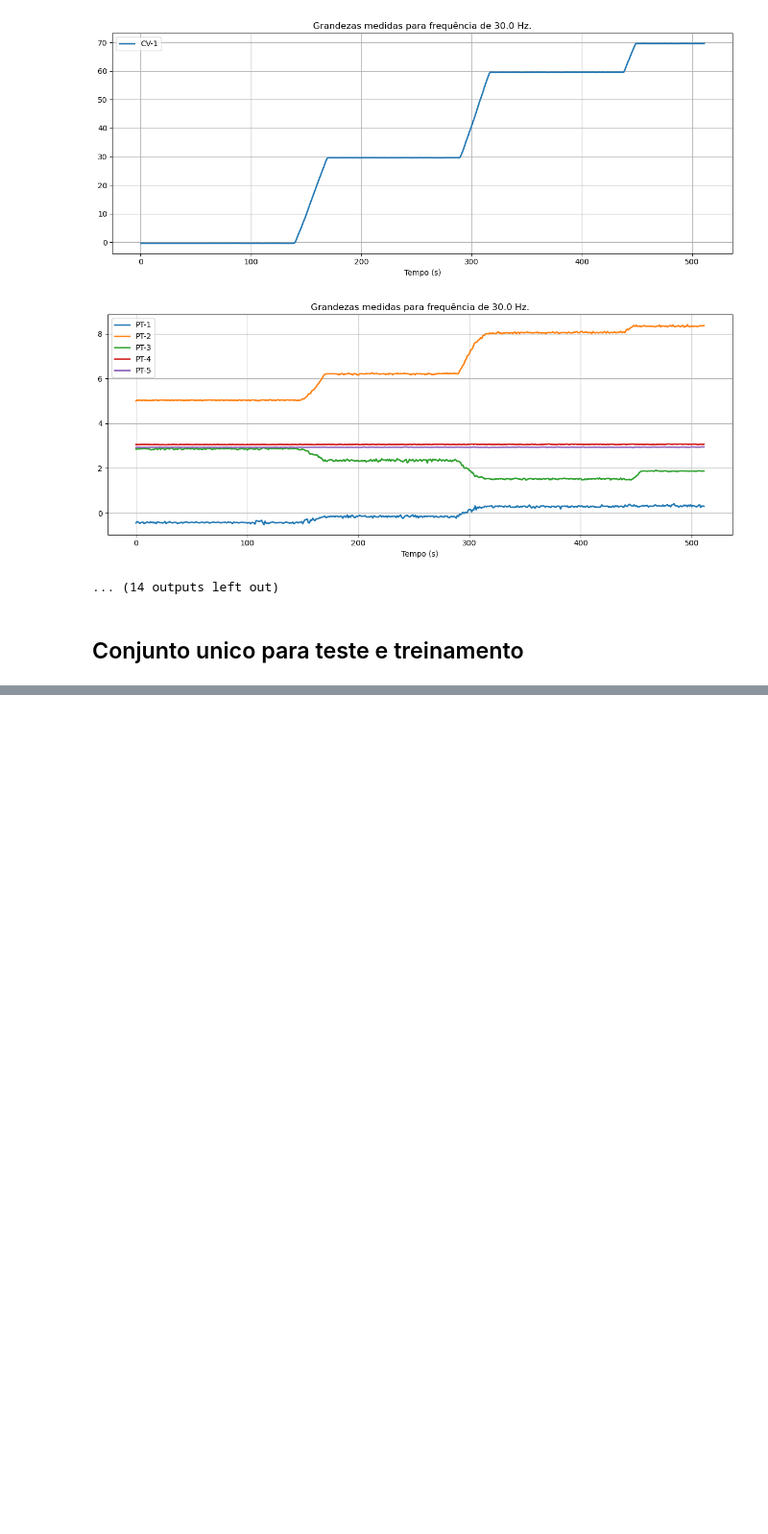
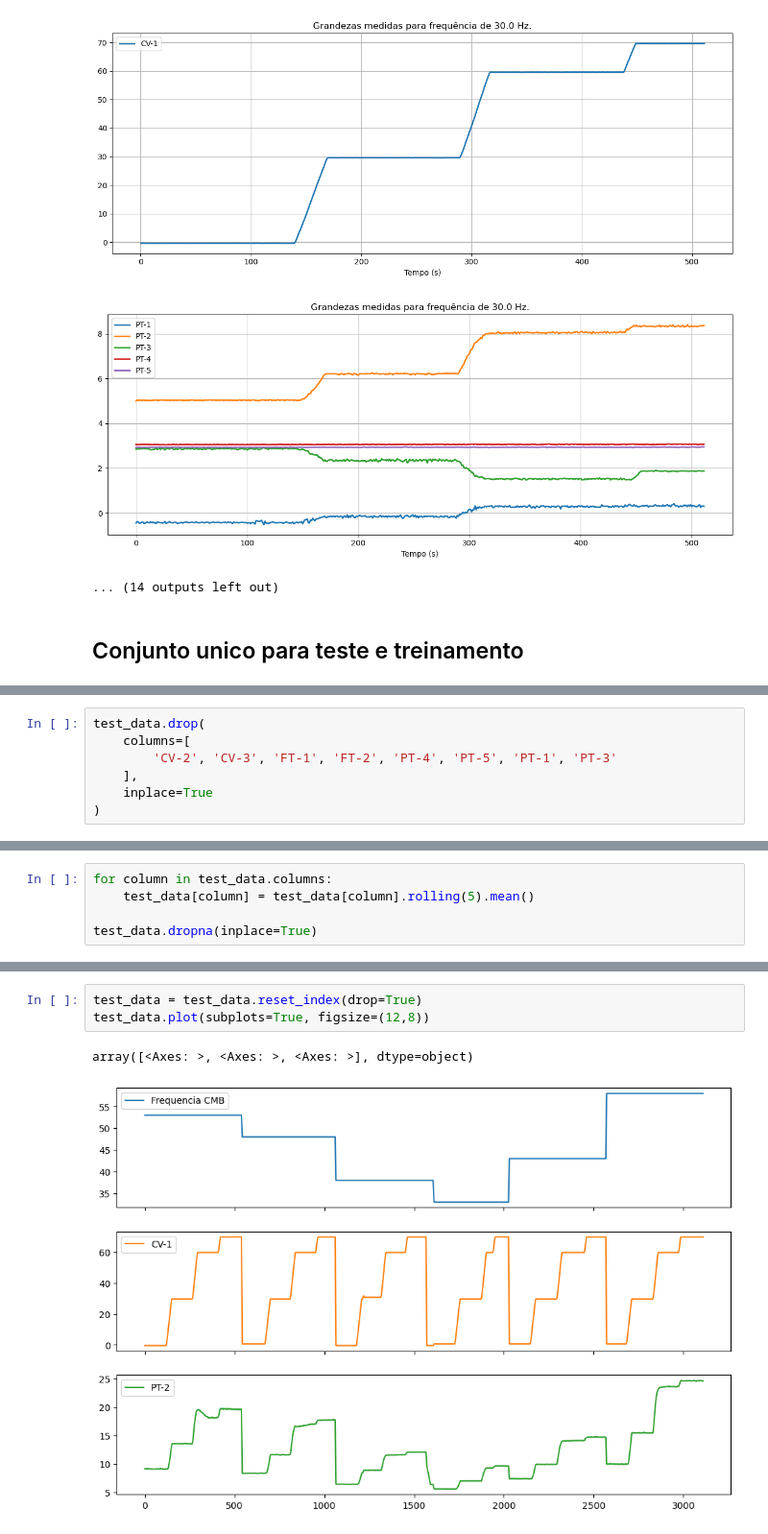
Before and after one commit to Miguel-mmf/smart-automation, a Jupyter notebook: ava02/pt2/analise_exploratoria.ipynb, the cells around one changed output, grey strips where cells are left out. Shown at 96% size. Saved outputs shown, nothing was run; the diff lists cells and outputs as text; blank space fills up the shorter version.

```diff
--- a/ava02/pt2/analise_exploratoria.ipynb
+++ b/ava02/pt2/analise_exploratoria.ipynb
@@ -282,3 +299,10 @@ Data columns (total 5 columns):
  4   PT-3            6241 non-null   float64
 dtypes: float64(5)
 memory usage: 292.5 KB
+# %%
+test_data.drop(
+    columns=[
+        'CV-2', 'CV-3', 'FT-1', 'FT-2', 'PT-4', 'PT-5', 'PT-1', 'PT-3'
+    ],
+    inplace=True
+)
@@ -284,0 +329,5 @@ memory usage: 292.5 KB
+# %%
+for column in test_data.columns:
+    test_data[column] = test_data[column].rolling(5).mean()
+
+test_data.dropna(inplace=True)
@@ -292,0 +357,6 @@ report.save('./data/1s/train_test_data_report.html')
+# %%
+test_data = test_data.reset_index(drop=True)
+test_data.plot(subplots=True, figsize=(12,8))
+# %% [output]
+array([<Axes: >, <Axes: >, <Axes: >], dtype=object)
+[figure, added]
```
Also changed, not shown: parts of 14 cells of this notebook, 6 other files.
